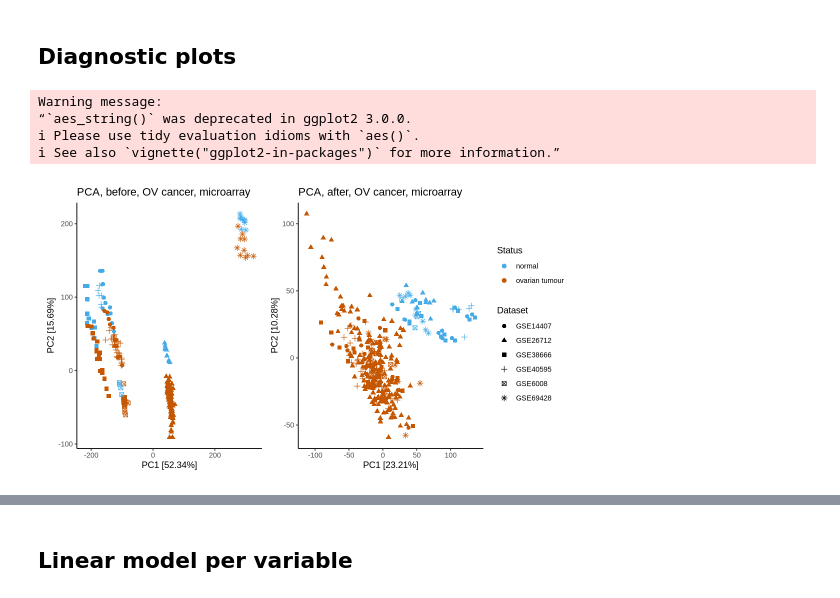
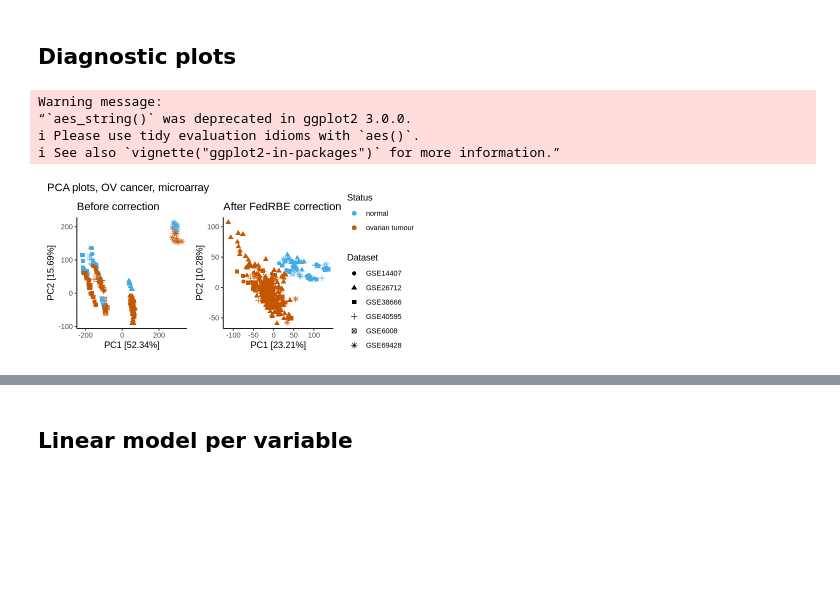
Before and after one commit to Freddsle/fedRBE, a Jupyter notebook: evaluation/evaluation_microarray.ipynb, the cells around one changed output, grey strips where cells are left out. Drawn from its saved outputs; the diff is of its cells as text; code cells hidden in the pictures; blank space fills up the shorter version.

Commit message:
updated simulated data; add figurre 2 and 3

```diff
--- a/evaluation/evaluation_microarray.ipynb
+++ b/evaluation/evaluation_microarray.ipynb
@@ -30,21 +32,26 @@ cbPalette <- c("#CC79A7", "#56B4E9", "#009E73", "#F0E442", "#0072B2", "#D55E00")
 # %%
 data_path <- "../evaluation_data/microarray/"
 
+central_uncorrected <- read.csv(paste0(data_path, "before/all_expression_UNION.tsv"), sep = "\t", header = TRUE, row.names = 1, check.names = F)
+metadata <- read.csv(paste0(data_path, "before/all_metadata.tsv"), sep = "\t", header = TRUE, row.names = 1)
 
 central_corrected <- read.csv(paste0(data_path, "after/central_corrected_UNION.tsv"), sep = "\t", header = TRUE, row.names = 1, check.names = F)
-central_uncorrected <- read.csv(paste0(data_path, "before/all_expression_UNION.tsv"), sep = "\t", header = TRUE, row.names = 1, check.names = F)
-metadata <- read.csv(paste0(data_path, "before/all_metadata.tsv"), sep = "\t", header = TRUE, row.names = 1)
+fed_corrected <- read.csv(paste0(data_path, "after/FedSim_corrected_data.tsv"), sep = "\t", header = TRUE, row.names = 1, check.names = F)
 
 # remove X from row names
 rownames(metadata) <- gsub("X", "", rownames(metadata))
 metadata$file <- rownames(metadata)
 # order the columns in intensity dataframes
-central_corrected <- central_corrected[, rownames(metadata)]
+
 central_uncorrected <- central_uncorrected[, rownames(metadata)]
+
+central_corrected <- central_corrected[rownames(central_uncorrected), rownames(metadata)]
+fed_corrected <- fed_corrected[rownames(central_uncorrected), rownames(metadata)]
 
 cat("Loaded data")
 cat("Central corrected:", nrow(central_corrected), "rows\n")
 cat("Central uncorrected:", nrow(central_uncorrected), "rows\n")
+cat("Fed corrected:", nrow(fed_corrected), "rows\n")
 cat("Sample metadata:", nrow(metadata), "rows\n\n")
 # %% [output]
 Loaded dataCentral corrected: 51276 rows
@@ -56,19 +64,26 @@ Sample metadata: 332 rows
 ## Diagnostic plots
 # %%
 pca_plot_uncorrected <- pca_plot(central_uncorrected, metadata,
-    title = paste("PCA, before, OV cancer, microarray"),
+    title = paste("Before correction"),
     quantitative_col_name = "file", col_col= "Status", shape_col ="Dataset", show_legend=F, cbPalette=c("#44abe7", "#c55702"))
-pca_plot_corrected <- pca_plot(central_corrected, metadata,
-    title = paste("PCA, after, OV cancer, microarray"),
+
+# pca_plot_corrected <- pca_plot(central_corrected, metadata,
+#     title = paste("After central correction"),
+#     quantitative_col_name = "file", col_col= "Status", shape_col ="Dataset", show_legend=F, cbPalette=c("#44abe7", "#c55702"))
+pca_plot_fed <- pca_plot(fed_corrected, metadata,
+    title = paste("After FedRBE correction"),
     quantitative_col_name = "file", col_col= "Status", shape_col ="Dataset", show_legend=T, cbPalette=c("#44abe7", "#c55702"))
 
-layout <- (pca_plot_uncorrected + pca_plot_corrected)
 
-options(repr.plot.width=9, repr.plot.height=5)
+layout <- (pca_plot_uncorrected + pca_plot_fed)
+# add layout plot title
+layout <- layout + plot_annotation("PCA plots, OV cancer, microarray")
+
+options(repr.plot.width=6.5, repr.plot.height=3)
 layout
 # %% [output]
 Warning message:
 “`aes_string()` was deprecated in ggplot2 3.0.0.
 ℹ Please use tidy evaluation idioms with `aes()`.
 ℹ See also `vignette("ggplot2-in-packages")` for more information.”
-[figure, old version]
+[figure, new version]
```
Also changed, not shown: parts of 17 cells of this notebook, 50 other files.
